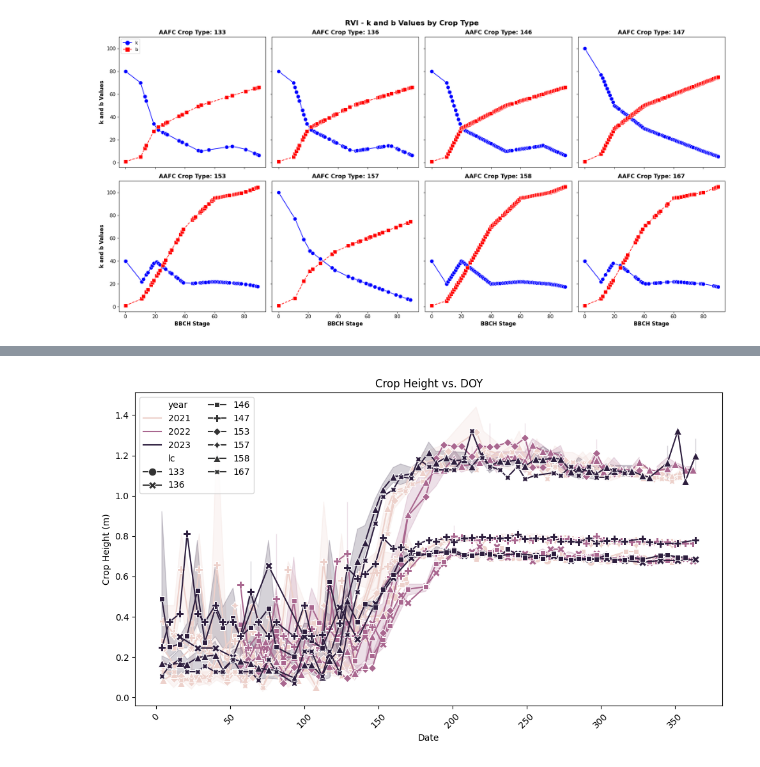
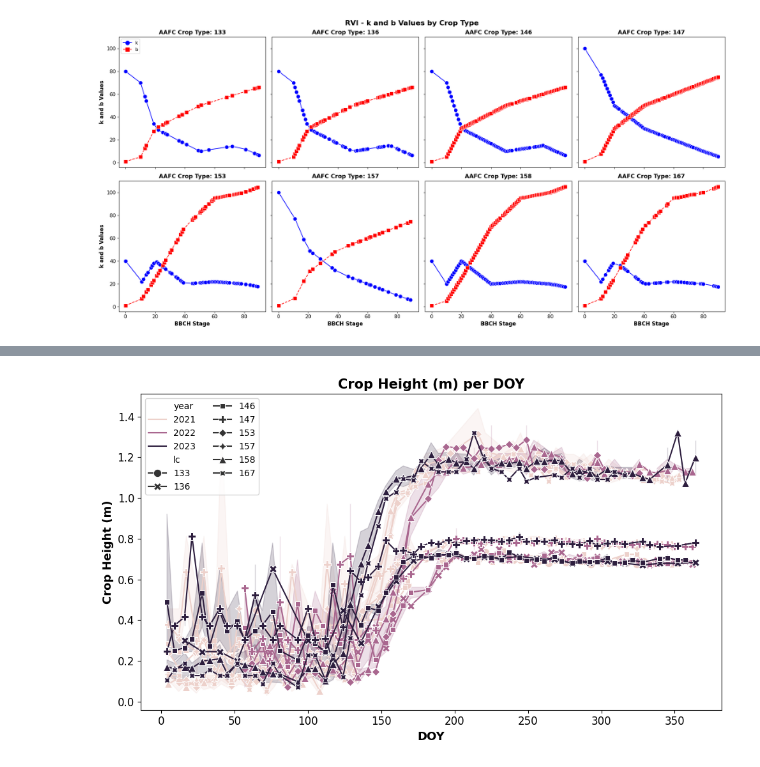
Before and after one commit to Morteza-Khazaei/CSA-N2O-GEE, a Jupyter notebook: inversion/inversion_df.ipynb, the cells around one changed output, grey strips where cells are left out. Cells and saved outputs as stored; diff of their text form; code cells hidden in the pictures.

Commit message:
add crop height plot

```diff
--- a/inversion/inversion_df.ipynb
+++ b/inversion/inversion_df.ipynb
@@ -100,15 +134,16 @@ plt.show()
 # %%
 plt.figure(figsize=(10, 6))
 sns.lineplot(x='doy', y='height', data=inv_df[inv_df.year >= 2021], hue='year', style='lc', markers=True, dashes=False, markersize=9)
-plt.xlabel('Date')
-plt.ylabel('Crop Height (m)')
-plt.title('Crop Height vs. DOY')
-plt.xticks(rotation=45)  # Rotate x-axis labels for better readability
+plt.xlabel('DOY', fontsize=13, fontweight='bold')
+plt.ylabel('Crop Height (m)', fontsize=13, fontweight='bold')
+plt.title('Crop Height (m) per DOY', fontsize=15, fontweight='bold')
+plt.xticks(fontsize=12)
+plt.yticks(fontsize=12)
 plt.legend(ncol=2, loc='upper left')
 plt.tight_layout()
 plt.show()
 # %% [output]
-[figure, old version]
+[figure, new version]
 # %%
 import matplotlib.pyplot as plt
 import seaborn as sns
```
Also changed, not shown: parts of 1 cell of this notebook.
